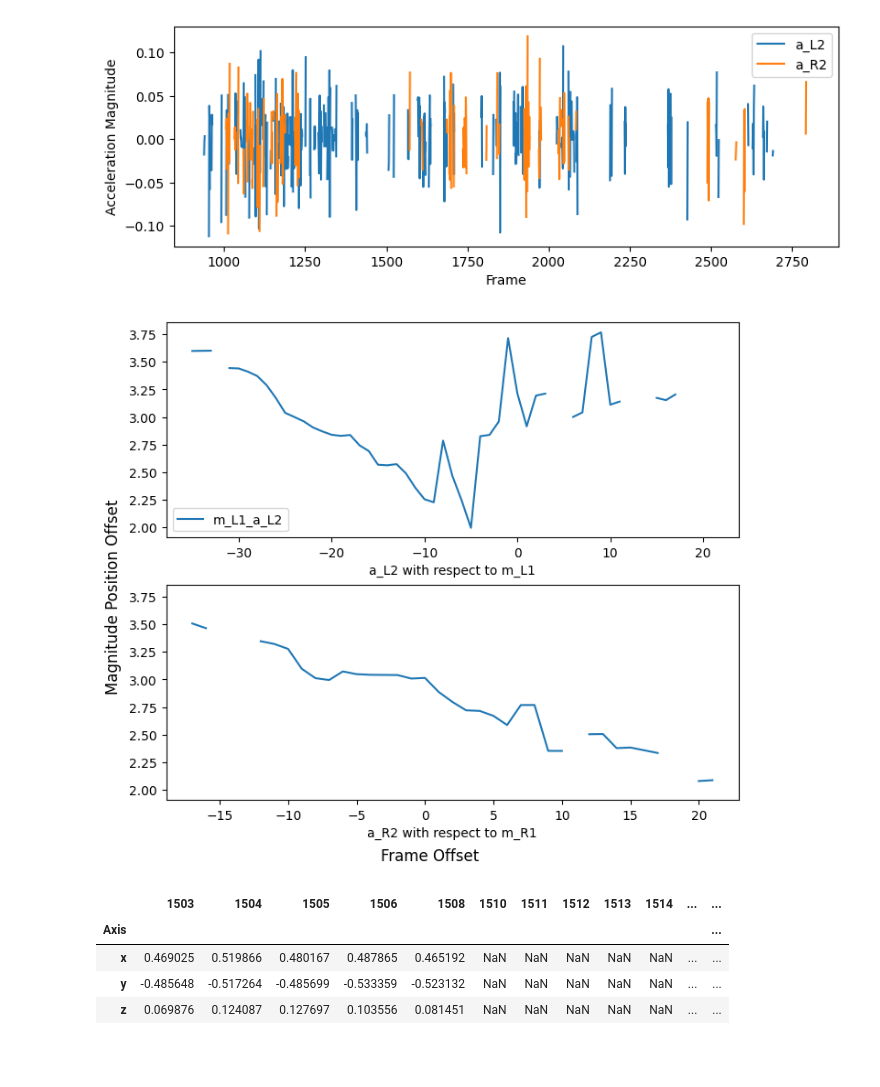
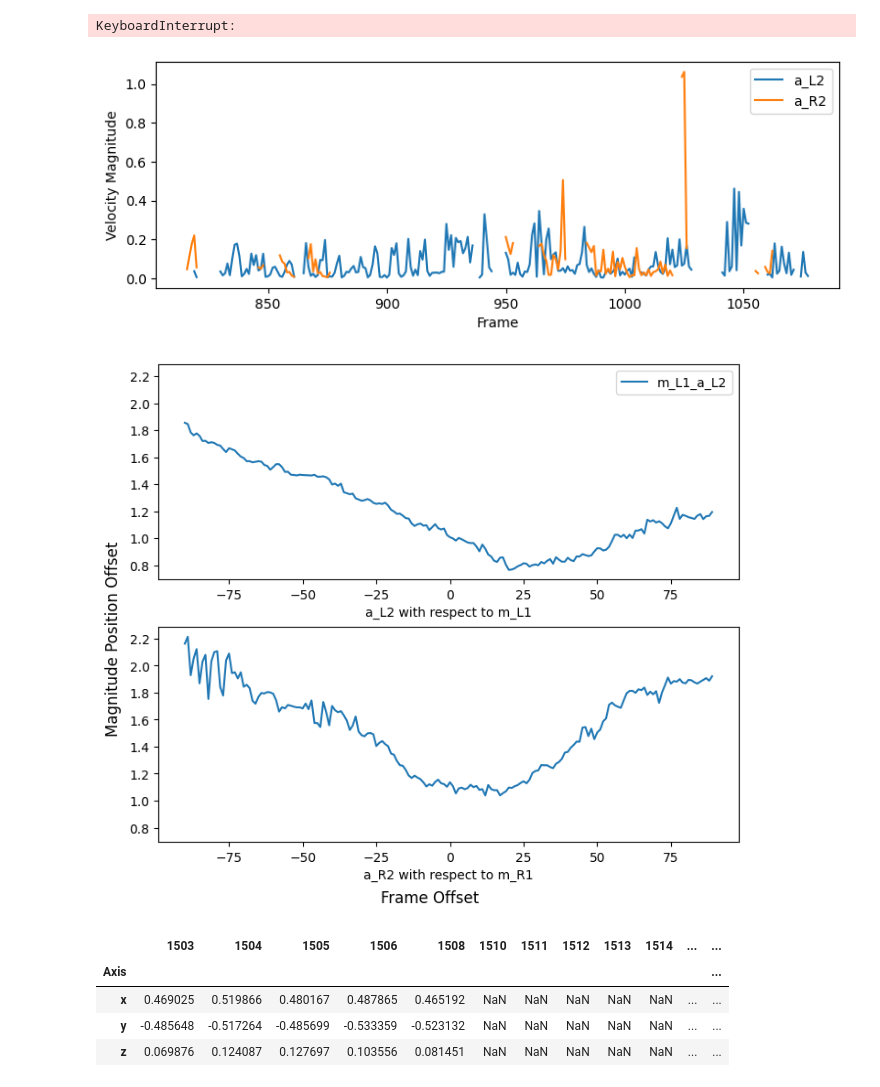
Before and after one commit to prolley-parnell/3d_ant_analysis, a Jupyter notebook: test_box.ipynb, the cells around one changed output. Drawn from its saved outputs; the diff is of its cells as text; code cells hidden in the pictures; blank space fills up the shorter version.

```diff
--- a/test_box.ipynb
+++ b/test_box.ipynb
@@ -22,13 +22,14 @@ t = InstanceLoader(data_folder=data_folder,
                    session_number=session,
                    skeleton_toml_path=skeleton_toml_path,
                    obj_ref_frame=obj_ref,
-                   prefix=prefix,
-                   track_number=track_list)
+                   prefix=prefix)
 # %%
 from scripts.tools.estimate_ground_plane import GroundPlaneEstimation
 g = GroundPlaneEstimation(t.animal_list, node_list=['leg_m_L2', 'leg_m_R2', 'leg_f_L2', 'leg_f_R2'])
 # %%
 g.visualise_bounding_box()
+# %% [output]
+KeyboardInterrupt:
 # %%
 t.animal_list.pre_load_ray()
 # %%
@@ -44,17 +45,18 @@ V = MultiViewer(t.animal_list, t.obj_list, gt['enter'], fps=20, hold_window=20,
 # %%
 from scripts.tools.x_y_z_plot import KPPositionXYZ, KPVelocityXYZ, KPAccelerationXYZ, KPDisplaceMag, KPVelocityMag, \
     KPAccelerationMag, KPDisplaceXYZ
 
 # KP = KPPosition(t.animal_list.animals[15], node=['a_L0', 'a_R0', 'neck'])
-KP = KPAccelerationMag(t.animal_list.animal('28'), node=['a_L2', 'a_R2'], filter_for_outlier=True)
+KP = KPVelocityMag(t.animal_list.animal('13'), node=['a_L2', 'a_R2'], filter_for_outlier=False
+                       )
 # %% [output]
-[figure, old version]
+[figure, new version]
 # %%
 from scripts.tools.time_correlation import CorrelationPlot, OffsetPlot
 
-plo = OffsetPlot(t.animal_list.animal('17'), [('m_L1', 'a_L2'), ('m_R1', 'a_R2')], (-90,90))
+plo = OffsetPlot(t.animal_list.animal('28'), [('m_L1', 'a_L2'), ('m_R1', 'a_R2')], (-90,90))
 # %% [output]
-[figure, old version]
+[figure, new version]
 # %%
 from scripts.tools.animal_dataframe import AnimalDataFrame
 adf = AnimalDataFrame(t.animal_list.animal('track27'))
```
Also changed, not shown: parts of 2 cells of this notebook, 9 other files.
